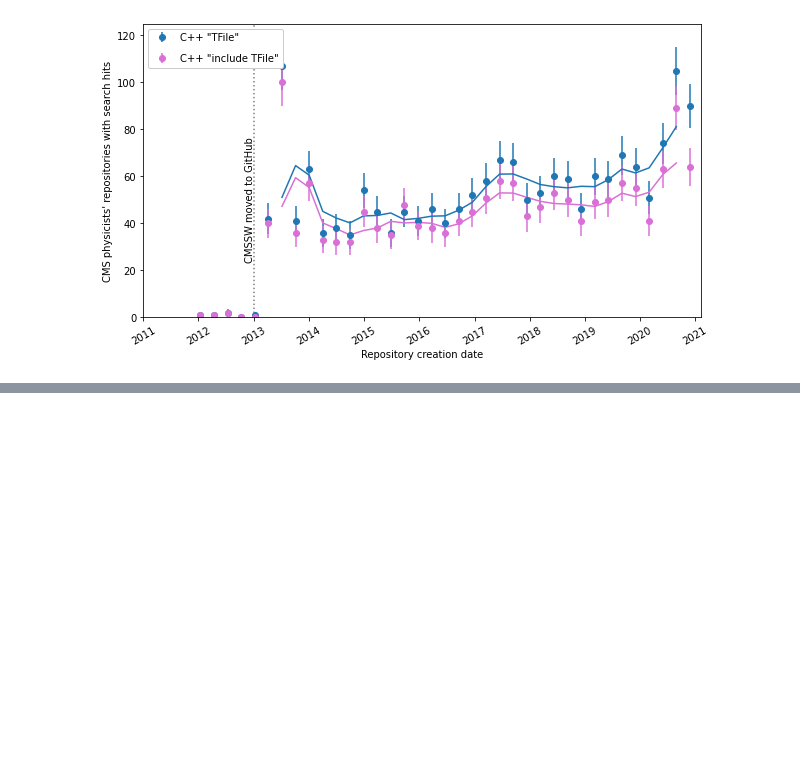
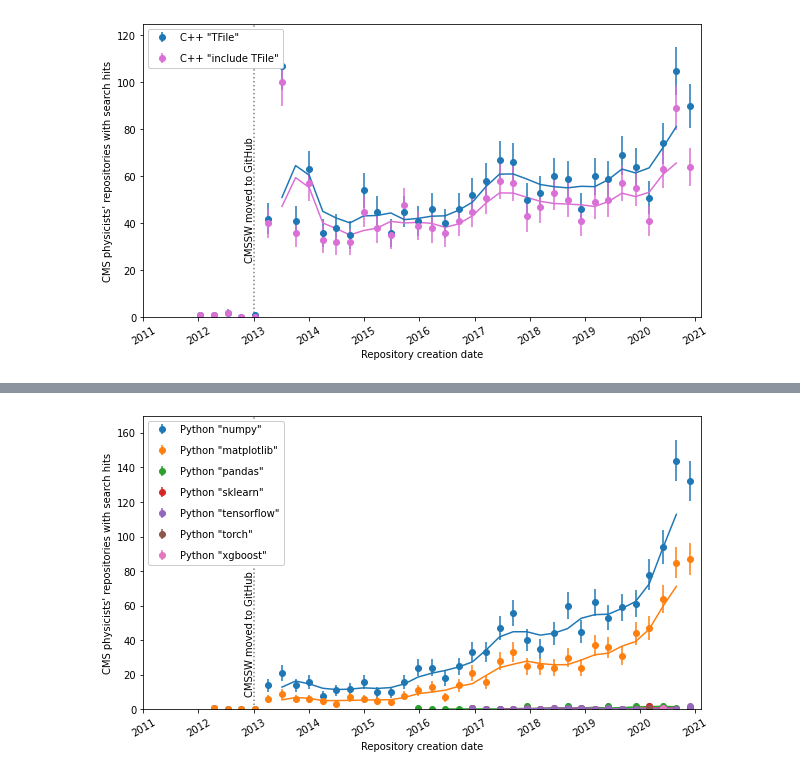
Before and after one commit to jpivarski-talks/2021-02-24-reload-statistics, a Jupyter notebook: analyze-github.ipynb, the cells around one changed output, grey strips where cells are left out. Cells and saved outputs as stored; diff of their text form; code cells hidden in the pictures; blank space fills up the shorter version.

```diff
--- a/analyze-github.ipynb
+++ b/analyze-github.ipynb
@@ -406,0 +385,36 @@ ax.get_figure().savefig("PLOTS-github/gihub-search-python-root-variations.png")
+# %%
+search_numpy = get_search_vstime("python-numpy")
+search_matplotlib = get_search_vstime("python-matplotlib")
+search_pandas = get_search_vstime("python-pandas")
+search_sklearn = get_search_vstime("python-sklearn")
+search_tensorflow = get_search_vstime("python-tensorflow")
+search_torch = get_search_vstime("python-torch")
+search_xgboost = get_search_vstime("python-xgboost")
+
+ax = search_numpy.plot(yerr=np.sqrt(search_numpy), marker="o", ls="none", rot=0, figsize=(10, 6))
+search_matplotlib.plot(yerr=np.sqrt(search_matplotlib), marker="o", ls="none", rot=0, ax=ax)
+search_pandas.plot(yerr=np.sqrt(search_pandas), marker="o", ls="none", rot=0, ax=ax)
+search_sklearn.plot(yerr=np.sqrt(search_sklearn), marker="o", ls="none", rot=0, ax=ax)
+search_tensorflow.plot(yerr=np.sqrt(search_tensorflow), marker="o", ls="none", rot=0, ax=ax)
+search_torch.plot(yerr=np.sqrt(search_torch), marker="o", ls="none", rot=0, ax=ax)
+search_xgboost.plot(yerr=np.sqrt(search_xgboost), marker="o", ls="none", rot=0, ax=ax)
+smooth([search_numpy, search_matplotlib, search_pandas, search_sklearn, search_tensorflow, search_torch, search_xgboost],
+       plt.rcParams["axes.prop_cycle"].by_key()["color"] * 2, ax)
+years = ("2011", "2012", "2013", "2014", "2015", "2016", "2017", "2018", "2019", "2020", "2021")
+ax.set_xticks([pd.to_datetime(x + "-01-01") for x in years])
+ax.set_xticklabels(years, ha="center")
+ax.set_xlabel("Repository creation date")
+ax.set_ylabel("CMS physicists' repositories with search hits")
+ax.set_xlim(pd.to_datetime("2011-01-01"), pd.to_datetime("2021-02-10"))
+ax.set_ylim(0, 170)
+handles, labels = ax.get_legend_handles_labels()
+ax.legend(handles[7:], [
+    "Python \"numpy\"", "Python \"matplotlib\"", "Python \"pandas\"", "Python \"sklearn\"", "Python \"tensorflow\"", "Python \"torch\"", "Python \"xgboost\"",
+], loc="upper left", labelspacing=1.1, framealpha=1)
+ax.axvline(pd.to_datetime("2013-01-01"), c="gray", ls=":")
+ax.text(pd.to_datetime("2013-01-01") - pd.to_timedelta("60 days"), 0.35*125, "CMSSW moved to GitHub", rotation=90, va="center")
+ax.get_figure().savefig("PLOTS-github/gihub-search-python-ecosystem.svg")
+ax.get_figure().savefig("PLOTS-github/gihub-search-python-ecosystem.pdf")
+ax.get_figure().savefig("PLOTS-github/gihub-search-python-ecosystem.png")
+# %% [output]
+[figure, added]
```
Also changed, not shown: parts of 6 cells of this notebook.
